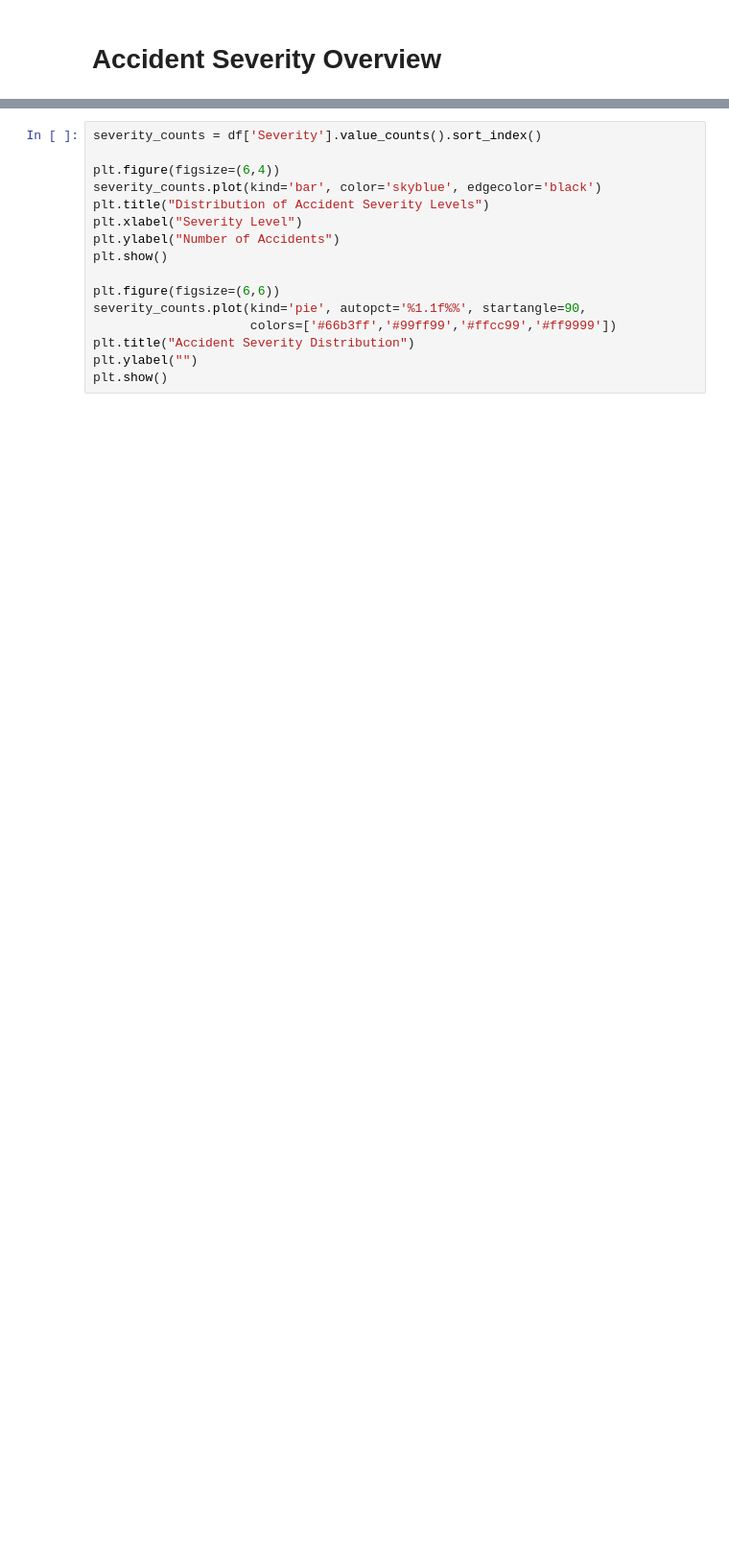
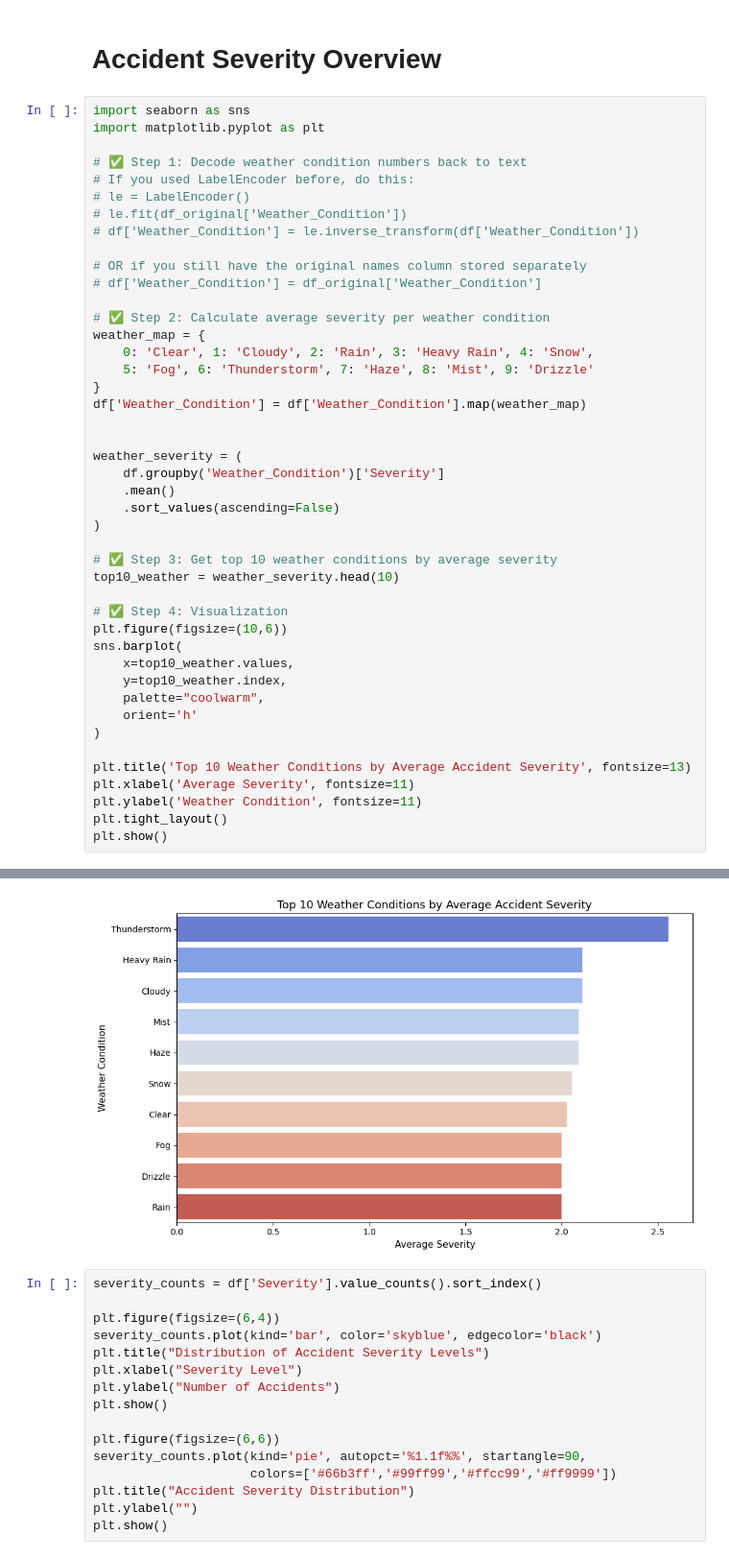
Before and after one commit to AkashSinghfeb21/RoadAccidentAnalysis, a Jupyter notebook: demo2.ipynb, the cells around one changed output, grey strips where cells are left out. Shown at 96% size. Cells and saved outputs as stored; diff of their text form; blank space fills up the shorter version.

```diff
--- a/demo2.ipynb
+++ b/demo2.ipynb
@@ -744,2 +749,47 @@ df.info()
 # %% [markdown]
 # Accident Severity Overview
+# %%
+import seaborn as sns
+import matplotlib.pyplot as plt
+
+# ✅ Step 1: Decode weather condition numbers back to text
+# If you used LabelEncoder before, do this:
+# le = LabelEncoder()
+# le.fit(df_original['Weather_Condition'])
+# df['Weather_Condition'] = le.inverse_transform(df['Weather_Condition'])
+
+# OR if you still have the original names column stored separately
+# df['Weather_Condition'] = df_original['Weather_Condition']
+
+# ✅ Step 2: Calculate average severity per weather condition
+weather_map = {
+    0: 'Clear', 1: 'Cloudy', 2: 'Rain', 3: 'Heavy Rain', 4: 'Snow',
+    5: 'Fog', 6: 'Thunderstorm', 7: 'Haze', 8: 'Mist', 9: 'Drizzle'
+}
+df['Weather_Condition'] = df['Weather_Condition'].map(weather_map)
+
+
+weather_severity = (
+    df.groupby('Weather_Condition')['Severity']
+    .mean()
+    .sort_values(ascending=False)
+)
+
+# ✅ Step 3: Get top 10 weather conditions by average severity
+top10_weather = weather_severity.head(10)
+
+# ✅ Step 4: Visualization
+plt.figure(figsize=(10,6))
+sns.barplot(
+    x=top10_weather.values,
+    y=top10_weather.index,
+    palette="coolwarm",
+    orient='h'
+)
+
+plt.title('Top 10 Weather Conditions by Average Accident Severity', fontsize=13)
+plt.xlabel('Average Severity', fontsize=11)
+plt.ylabel('Weather Condition', fontsize=11)
+plt.tight_layout()
+plt.show()
+# %% [output]
@@ -746,3 +799,4 @@ df.info()
+[figure, added]
 # %%
 severity_counts = df['Severity'].value_counts().sort_index()
 
```
Also changed, not shown: parts of 4 cells of this notebook, 2 other files.
